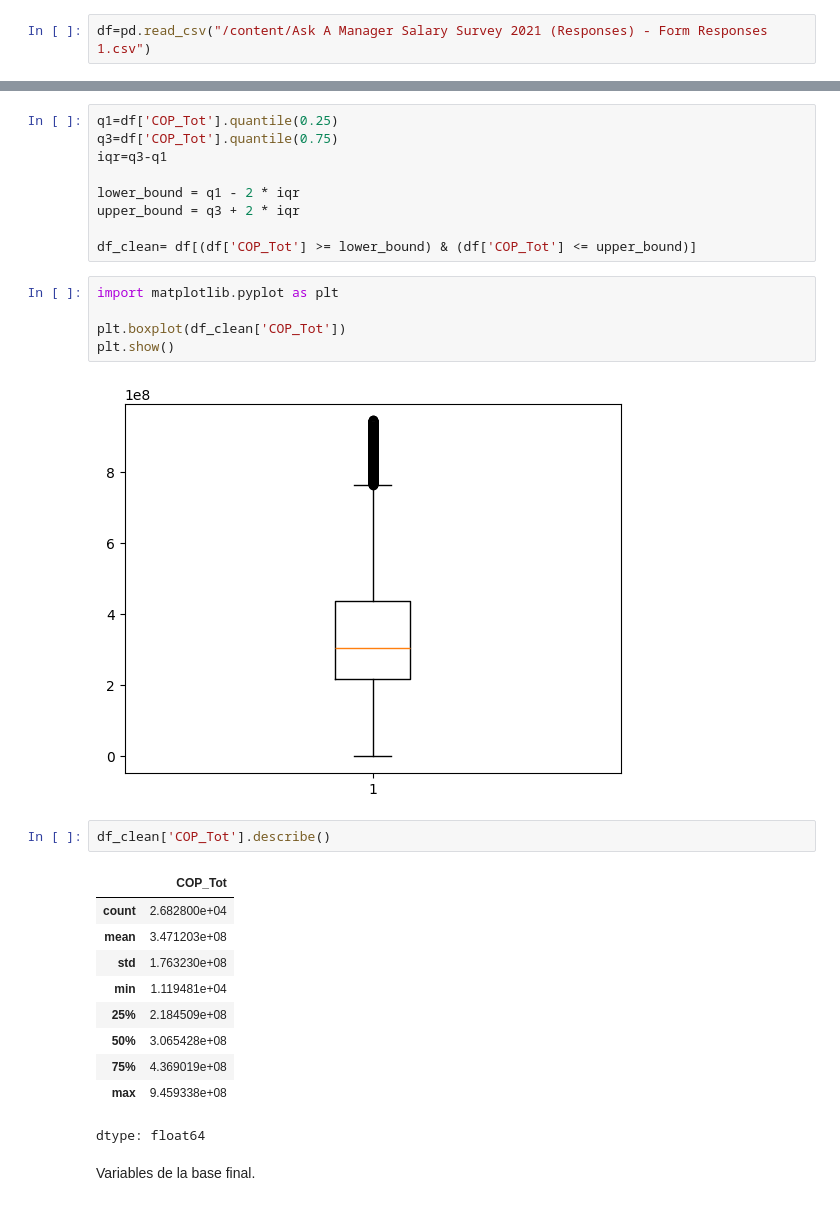
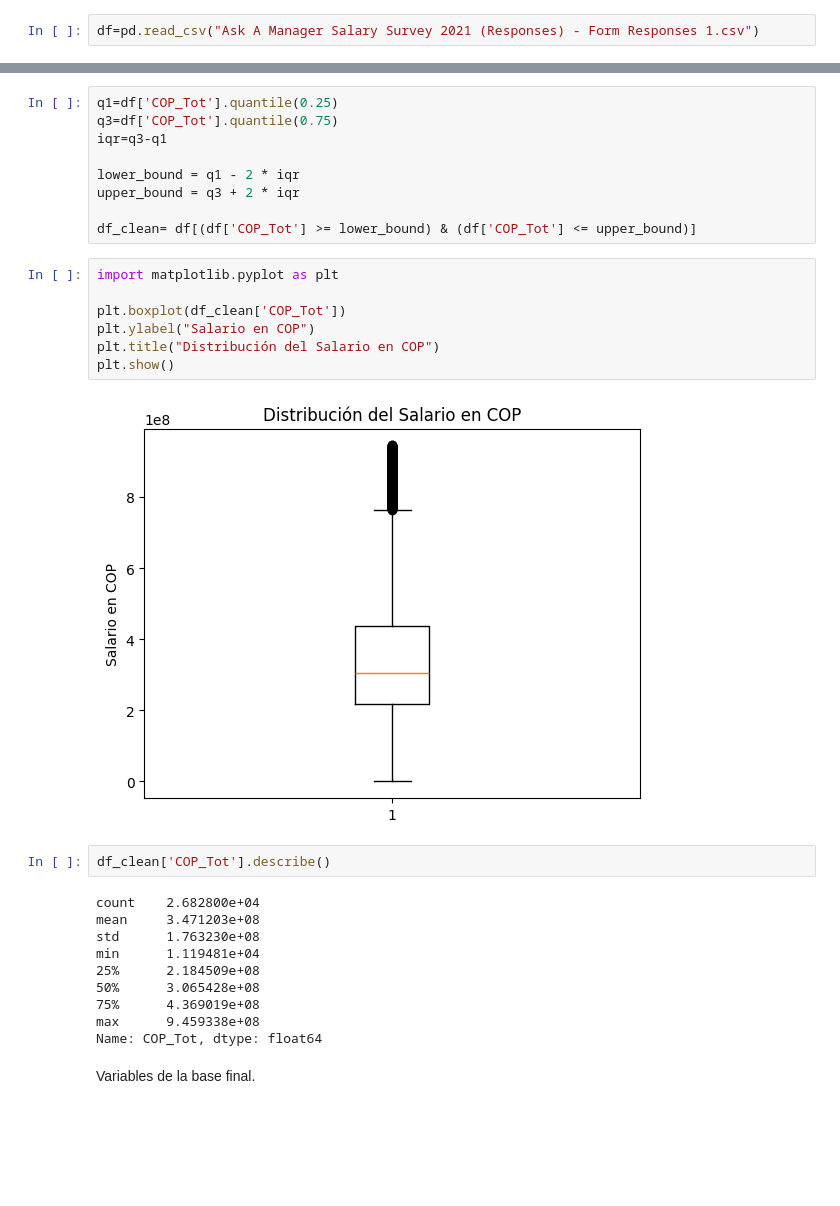
Before and after one commit to AErraez/Salarios, a Jupyter notebook: Notebook_Salario.ipynb, the cells around one changed output, grey strips where cells are left out. Saved outputs shown, nothing was run; the diff lists cells and outputs as text; blank space fills up the shorter version.

```diff
--- a/Notebook_Salario.ipynb
+++ b/Notebook_Salario.ipynb
@@ -4,7 +6,7 @@ import pandas as pd
 # %% [markdown]
 Importamos los datos.
 # %%
-df=pd.read_csv("/content/Ask A Manager Salary Survey 2021 (Responses) - Form Responses 1.csv")
+df=pd.read_csv("Ask A Manager Salary Survey 2021 (Responses) - Form Responses 1.csv")
 # %% [markdown]
 Cambiamos nombres de columnas.
 # %%
@@ -255,23 +222,24 @@ df_clean= df[(df['COP_Tot'] >= lower_bound) & (df['COP_Tot'] <= upper_bound)]
 # %%
 import matplotlib.pyplot as plt
 
 plt.boxplot(df_clean['COP_Tot'])
+plt.ylabel("Salario en COP")
+plt.title("Distribución del Salario en COP")
 plt.show()
 # %% [output]
-[figure, old version]
+[figure, new version]
 # %%
 df_clean['COP_Tot'].describe()
 # %% [output]
-|  | COP_Tot |
-| count | 2.682800e+04 |
-| mean | 3.471203e+08 |
-| std | 1.763230e+08 |
-| min | 1.119481e+04 |
-| 25% | 2.184509e+08 |
-| 50% | 3.065428e+08 |
-| 75% | 4.369019e+08 |
-| max | 9.459338e+08 |
-dtype: float64
+count    2.682800e+04
+mean     3.471203e+08
+std      1.763230e+08
+min      1.119481e+04
+25%      2.184509e+08
+50%      3.065428e+08
+75%      4.369019e+08
+max      9.459338e+08
+Name: COP_Tot, dtype: float64
 # %% [markdown]
 Variables de la base final.
 # %%
```
Also changed, not shown: parts of 9 cells of this notebook, 2 other files.
